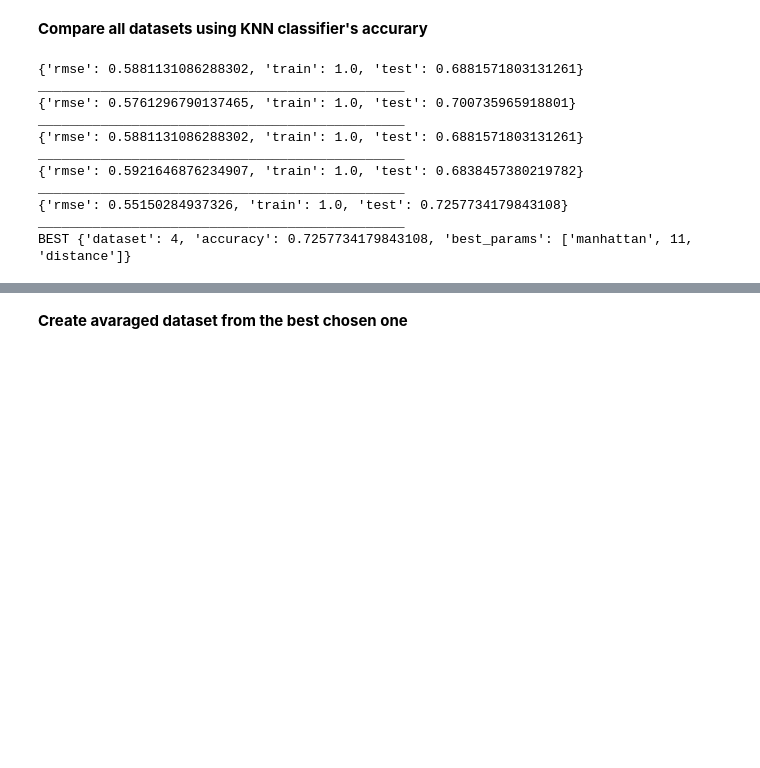
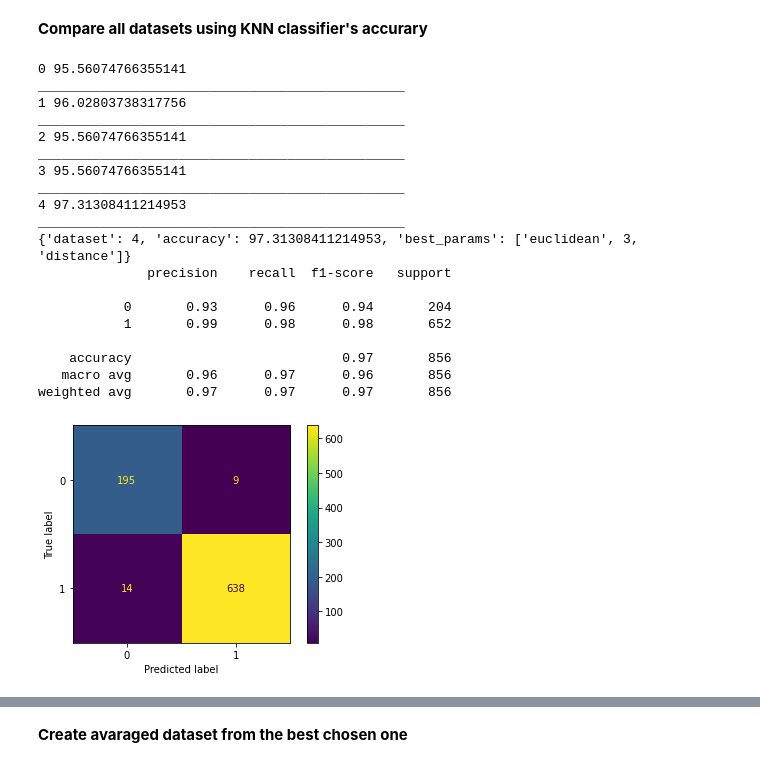
Before and after one commit to Malekkamoua/Quality-prediction-industry-4.0, a Jupyter notebook: 2_Feature_selection.ipynb, the cells around one changed output, grey strips where cells are left out. Drawn from its saved outputs; the diff is of its cells as text; code cells hidden in the pictures; blank space fills up the shorter version.

```diff
--- a/2_Feature_selection.ipynb
+++ b/2_Feature_selection.ipynb
@@ -338,13 +349,26 @@ all_dfs = [df,variance_df,LR_df, RF_df, XGB_df]
+# %%
+variance_df = df[variance_threshhold_chosen_features]
+variance_df[['% Silica Concentrate', 'Purity']] = df[[ '% Silica Concentrate', 'Purity' ]]
+
+LR_df = df[linearRegression_rfe_features['Selected features'].values.tolist()]
+LR_df[['% Silica Concentrate', 'Purity']] = df[[ '% Silica Concentrate', 'Purity' ]]
+
+RF_df = df[randomForestRegressor_rfe_features['Selected features'].values.tolist()]
+RF_df[['% Silica Concentrate', 'Purity']] = df[[ '% Silica Concentrate', 'Purity' ]]
+
+XGB_df = df[xgbRegressor_rfe_features['Selected features'].values.tolist()]
+XGB_df[['% Silica Concentrate', 'Purity']] = df[[ '% Silica Concentrate', 'Purity' ]]
+
+all_dfs = [df,variance_df,LR_df, RF_df, XGB_df]
 # %% [markdown]
 **Compare all datasets using KNN classifier's accurary**
 # %%
-from sklearn.neighbors import KNeighborsRegressor
+from sklearn.neighbors import KNeighborsClassifier
 from sklearn.model_selection import GridSearchCV
 from sklearn.metrics import accuracy_score
 from sklearn.metrics import ConfusionMatrixDisplay
 from sklearn.metrics import classification_report
-from sklearn.metrics import roc_curve, mean_squared_error, r2_score
-import math
+from sklearn.metrics import roc_curve
 
 #initialisation
 best_params = 0
@@ -355,8 +379,8 @@ max = {'dataset': i, 'accuracy': accuracy, 'best_params': best_params}
 
 for df in all_dfs:
   i = i + 1
-  X = df.drop(['% Silica Concentrate', 'Purity'], axis=1)
-  y = df['% Silica Concentrate']
+  X = df.drop(['Purity'], axis=1)
+  y = df['Purity']
 
   X_train, X_test, y_train, y_test = train_test_split(X, y, test_size=0.25, random_state=42)
 
@@ -365,54 +389,59 @@ for df in all_dfs:
   X_test = mms.transform(X_test)
 
   grid_params = {
       'n_neighbors' : [3,5,11,19], # Always odd numbers to avaid ties
       'weights': ['uniform', 'distance'],
       'metric': ['euclidean', 'manhattan']
   }
 
   grid = GridSearchCV(
-      KNeighborsRegressor(),
+      KNeighborsClassifier(),
       grid_params,
       cv = 5,
       n_jobs = -1 #use all resources
   )
 
   grid_results = grid.fit(X_train, y_train)
   best_params = [grid_results.best_params_['metric'],grid_results.best_params_['n_neighbors'],grid_results.best_params_['weights']]
 
   #KNN with the best params
-  model = KNeighborsRegressor(n_neighbors=best_params[1],
+  model = KNeighborsClassifier(n_neighbors=best_params[1],
                             weights=best_params[2],
                             metric=best_params[0],
                             n_jobs=-1)
   model.fit(X_train, y_train)
-
-  y_pred = model.predict(X_test)
-  mse_test = mean_squared_error(y_test, y_pred) # Mean-squared error, test
-
-  test_predictions = model.predict(X_test) # prediction accuracy, test
-  test_score = r2_score(y_test, test_predictions)
-
-  train_predictions = model.predict(X_train) # prediction accuracy, train
-  train_score = r2_score(y_train, train_predictions)
-
-  print( {'rmse': math.sqrt(mse_test), 'train': train_score, 'test': test_score})
-
-  if accuracy  < test_score:
-      accuracy = test_score
-      max = { 'dataset': i, 'accuracy': accuracy, 'best_params': best_params }
+  y_test_hat=model.predict(X_test)
+  test_accuracy=accuracy_score(y_test,y_test_hat)*100
+  if accuracy  < test_accuracy:
+    accuracy = test_accuracy
+    max = { 'dataset': i, 'accuracy': accuracy, 'best_params': best_params }
+  print(i,test_accuracy)
   print('_______________________________________________')
 
-print('BEST', max)
+print(max)
+
+ConfusionMatrixDisplay.from_estimator(model, X_test, y_test);
+y_pred = model.predict(X_test)
+
+print(classification_report(y_test,y_pred))
 # %% [output]
-{'rmse': 0.5881131086288302, 'train': 1.0, 'test': 0.6881571803131261}
+0 95.56074766355141
 _______________________________________________
-{'rmse': 0.5761296790137465, 'train': 1.0, 'test': 0.700735965918801}
+1 96.02803738317756
 _______________________________________________
-{'rmse': 0.5881131086288302, 'train': 1.0, 'test': 0.6881571803131261}
+2 95.56074766355141
 _______________________________________________
-{'rmse': 0.5921646876234907, 'train': 1.0, 'test': 0.6838457380219782}
+3 95.56074766355141
 _______________________________________________
-{'rmse': 0.55150284937326, 'train': 1.0, 'test': 0.7257734179843108}
+4 97.31308411214953
 _______________________________________________
-BEST {'dataset': 4, 'accuracy': 0.7257734179843108, 'best_params': ['manhattan', 11, 'distance']}
+{'dataset': 4, 'accuracy': 97.31308411214953, 'best_params': ['euclidean', 3, 'distance']}
+              precision    recall  f1-score   support
+
+           0       0.93      0.96      0.94       204
+           1       0.99      0.98      0.98       652
+
+    accuracy                           0.97       856
+   macro avg       0.96      0.97      0.96       856
+weighted avg       0.97      0.97      0.97       856
+[figure, added]
```
Also changed, not shown: parts of 11 cells of this notebook.
